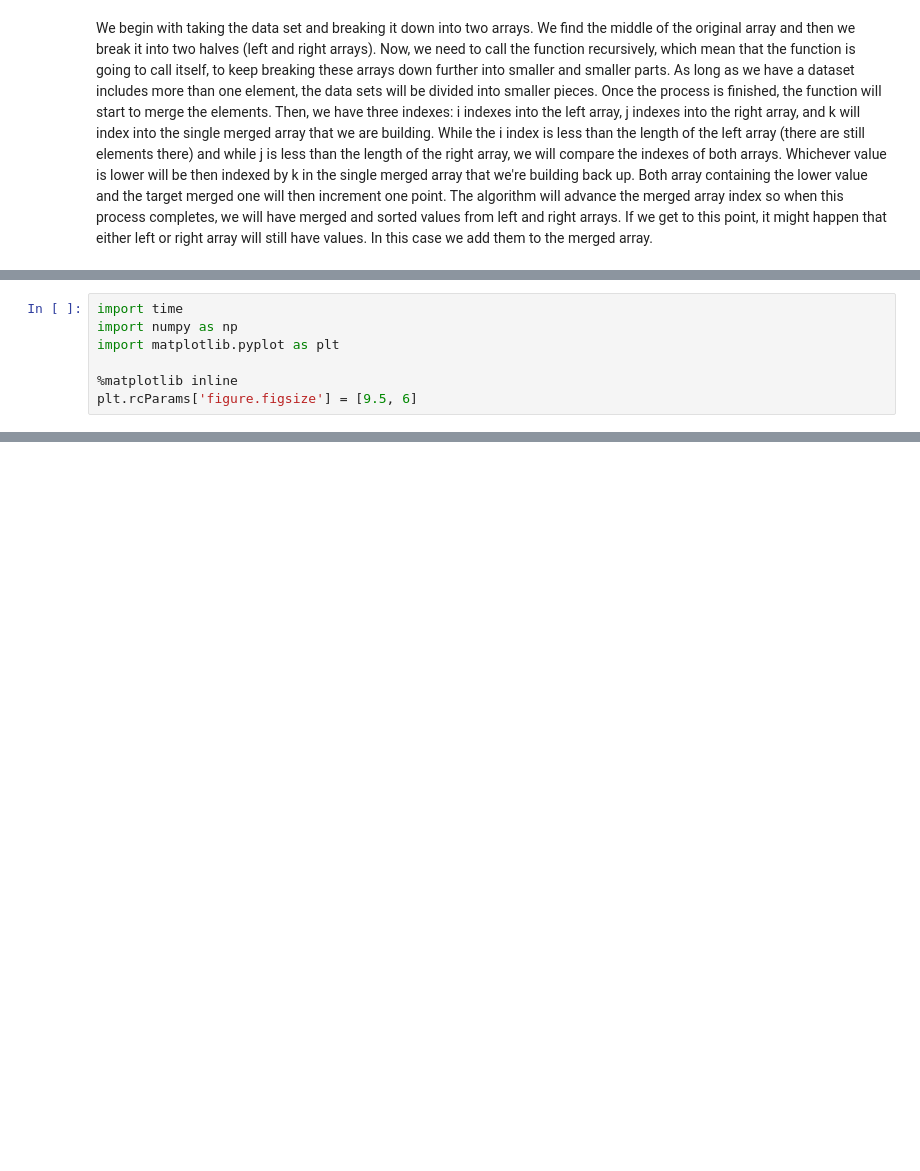
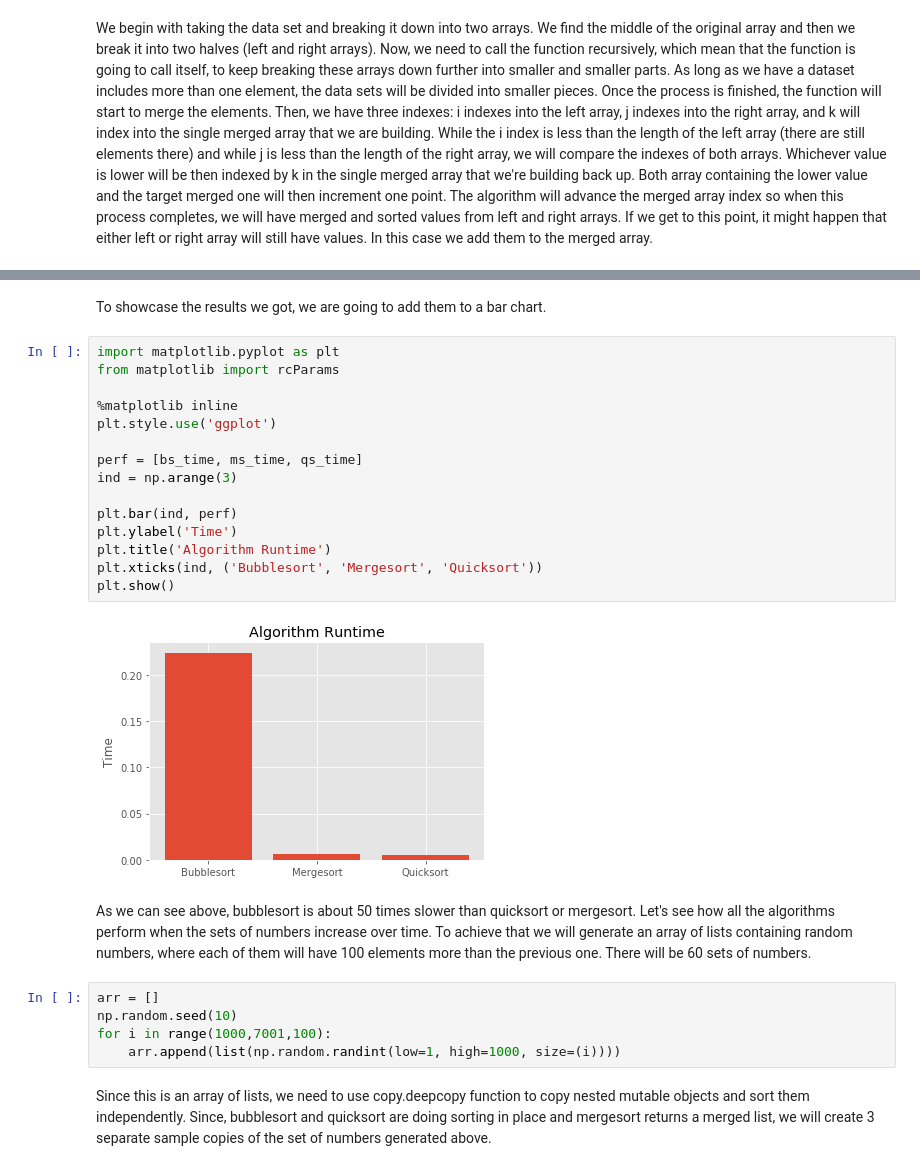
Before and after one commit to wojcikr/data-analysis, a Jupyter notebook: Measuring Algorithmic Efficiency.ipynb, the cells around one changed output, grey strips where cells are left out. Saved outputs shown, nothing was run; the diff lists cells and outputs as text; blank space fills up the shorter version.

```diff
--- a/Measuring Algorithmic Efficiency.ipynb
+++ b/Measuring Algorithmic Efficiency.ipynb
@@ -122,7 +53,0 @@ To measure the performance of algorythms, we are going to compare them based on
-# %%
-import time
-import numpy as np
-import matplotlib.pyplot as plt
-
-%matplotlib inline
-plt.rcParams['figure.figsize'] = [9.5, 6]
@@ -170,0 +122,28 @@ plt.show()
+# %% [markdown]
+To showcase the results we got, we are going to add them to a bar chart.
+# %%
+import matplotlib.pyplot as plt
+from matplotlib import rcParams
+
+%matplotlib inline
+plt.style.use('ggplot')
+
+perf = [bs_time, ms_time, qs_time]
+ind = np.arange(3)
+
+plt.bar(ind, perf)
+plt.ylabel('Time')
+plt.title('Algorithm Runtime')
+plt.xticks(ind, ('Bubblesort', 'Mergesort', 'Quicksort'))
+plt.show()
+# %% [output]
+[figure, added]
+# %% [markdown]
+As we can see above, bubblesort is about 50 times slower than quicksort or mergesort. Let's see how all the algorithms perform when the sets of numbers increase over time. To achieve that we will generate an array of lists containing random numbers, where each of them will have 100 elements more than the previous one. There will be 60 sets of numbers.
+# %%
+arr = []
+np.random.seed(10)
+for i in range(1000,7001,100):
+    arr.append(list(np.random.randint(low=1, high=1000, size=(i))))
+# %% [markdown]
+Since this is an array of lists, we need to use copy.deepcopy function to copy nested mutable objects and sort them independently. Since, bubblesort and quicksort are doing sorting in place and mergesort returns a merged list, we will create 3 separate sample copies of the set of numbers generated above.
```
Also changed, not shown: parts of 39 cells of this notebook.
